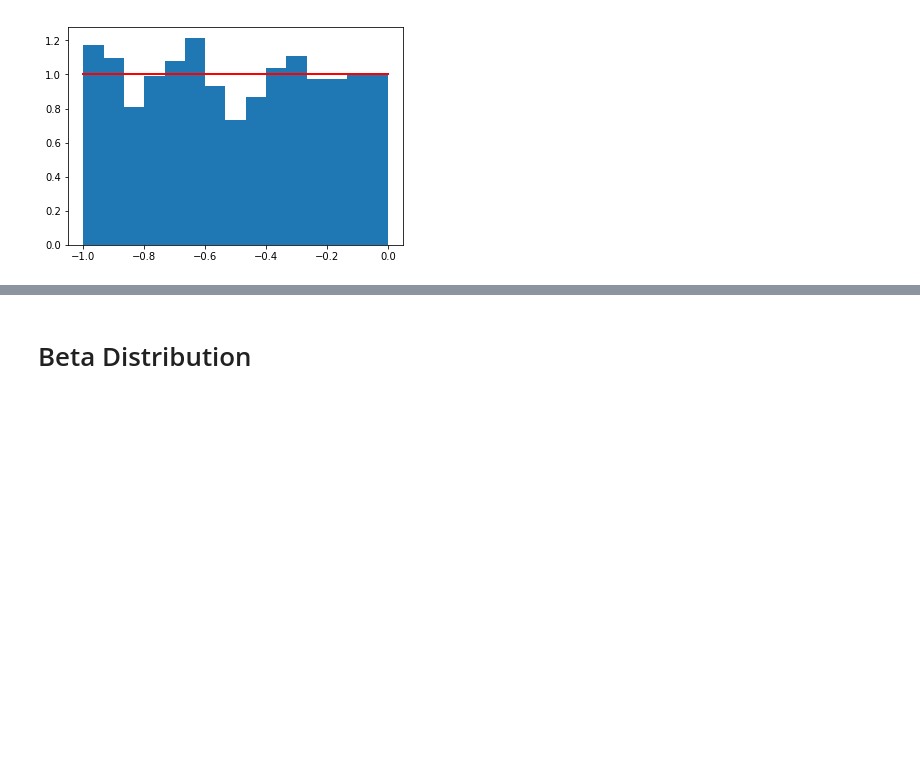
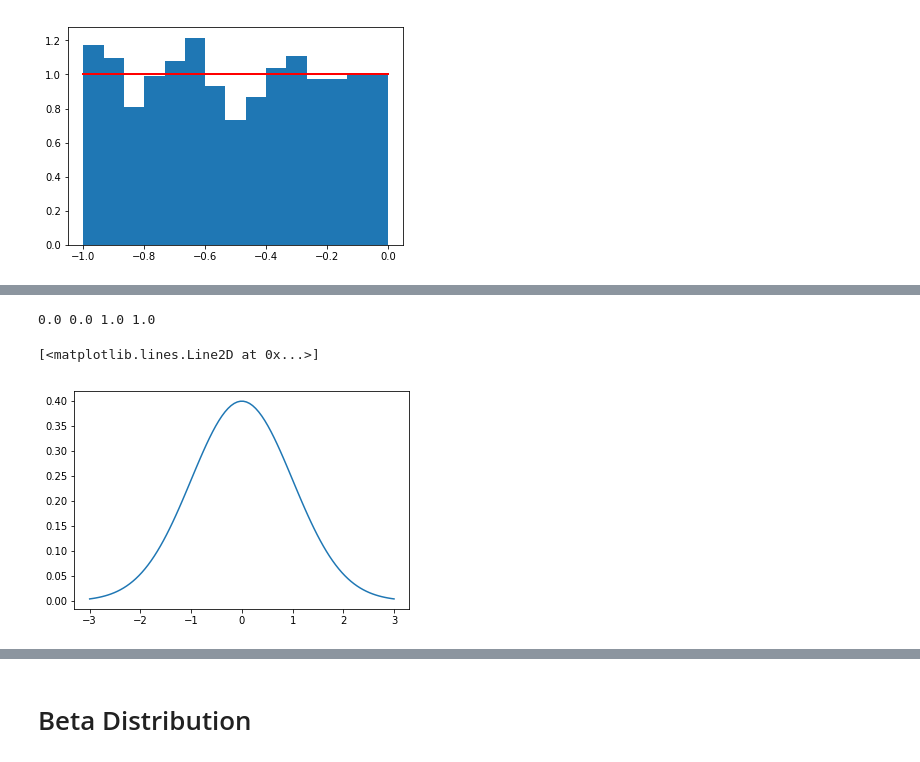
Before and after one commit to shakti230/numpy-random, a Jupyter notebook: numpy-random.ipynb, the cells around one changed output, grey strips where cells are left out. Drawn from its saved outputs; the diff is of its cells as text; code cells hidden in the pictures; blank space fills up the shorter version.

```diff
--- a/numpy-random.ipynb
+++ b/numpy-random.ipynb
@@ -744,0 +740,15 @@ from scipy.stats import gamma
+# %%
+# get median, mean, standard deviation and var
+print(norm.median(), norm.mean(), norm.std(), norm.var())
+# %% [output]
+0.0 0.0 1.0 1.0
+# %%
+%matplotlib inline
+# Define the x interval
+# Get the norm.pdf for x interval
+x = np.linspace(-3,3,100)
+nd = norm.pdf(x)
+plt.plot(x,nd)
+# %% [output]
+[<matplotlib.lines.Line2D at 0x...>]
+[figure, added]
```
Also changed, not shown: parts of 15 cells of this notebook.
